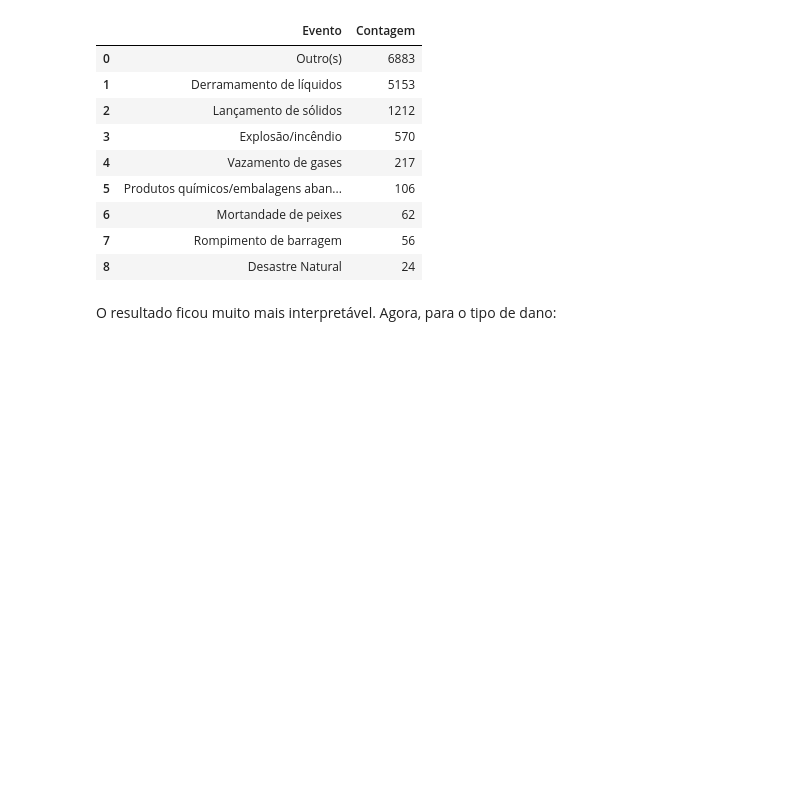
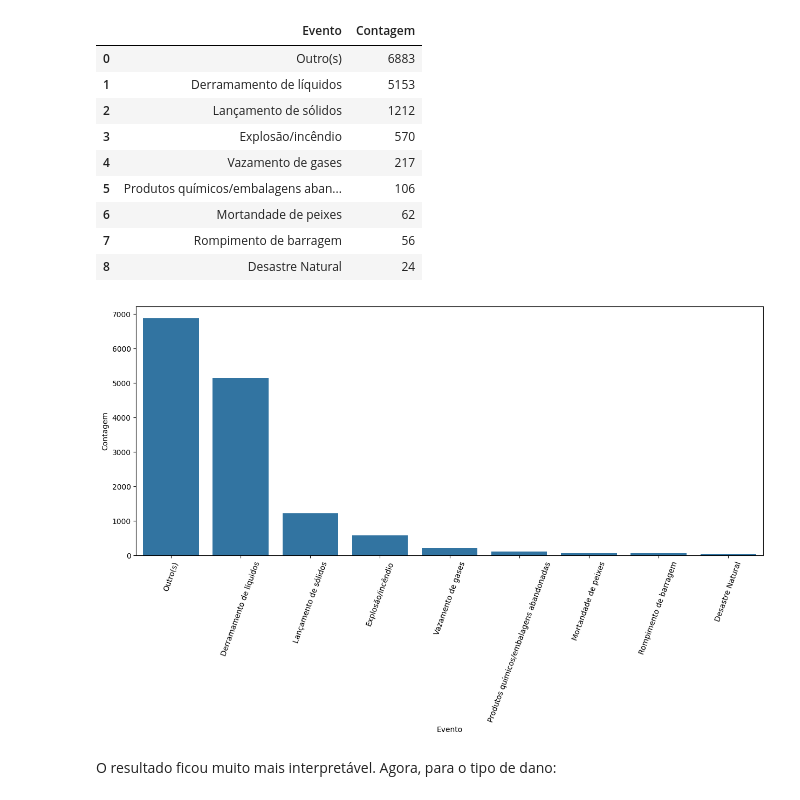
Before and after one commit to mariabrandaob/PCD-2-IBAMA, a Jupyter notebook: PCD_2_IBAMA.ipynb, the cells around one changed output. Drawn from its saved outputs; the diff is of its cells as text; code cells hidden in the pictures; blank space fills up the shorter version.

```diff
--- a/PCD_2_IBAMA.ipynb
+++ b/PCD_2_IBAMA.ipynb
@@ -668,6 +683,13 @@ tipos_eventos_separados
 | 6 | Mortandade de peixes | 62 |
 | 7 | Rompimento de barragem | 56 |
 | 8 | Desastre Natural | 24 |
+# %%
+plt.figure(figsize=(15,6))
+ax = sns.barplot(tipos_eventos_separados, x=tipos_eventos_separados['Evento'], y=tipos_eventos_separados['Contagem'])
+ax.tick_params(axis='x', rotation=70)
+plt.show()
+# %% [output]
+[figure, added]
 # %% [markdown]
 O resultado ficou muito mais interpretável. Agora, para o tipo de dano:
 # %%
```
Also changed, not shown: parts of 33 cells of this notebook.
